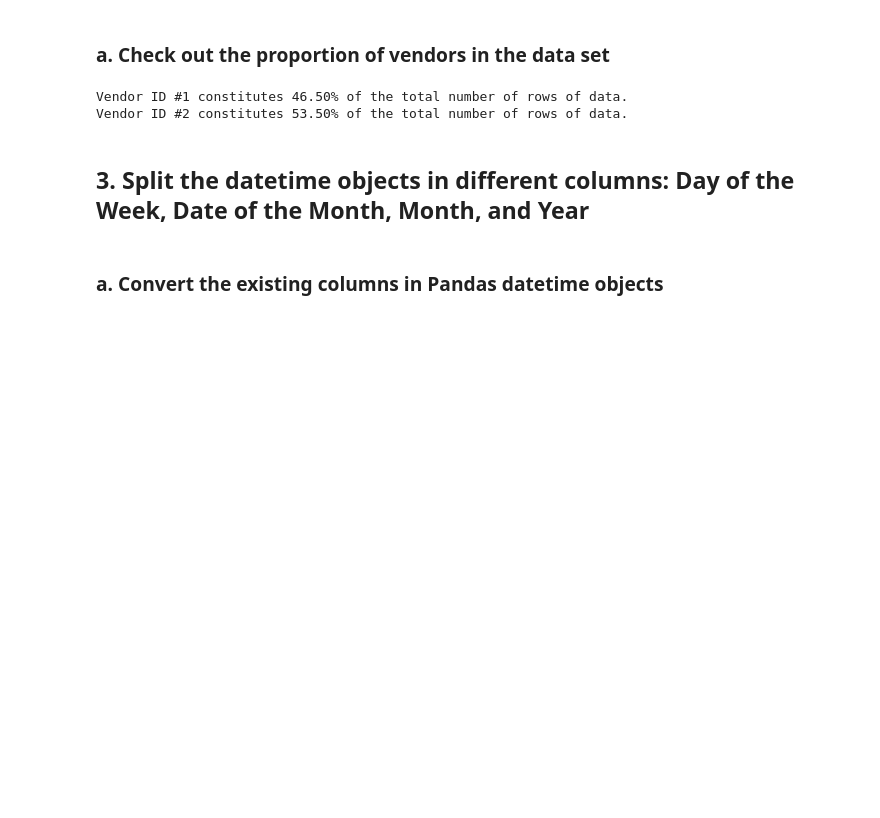
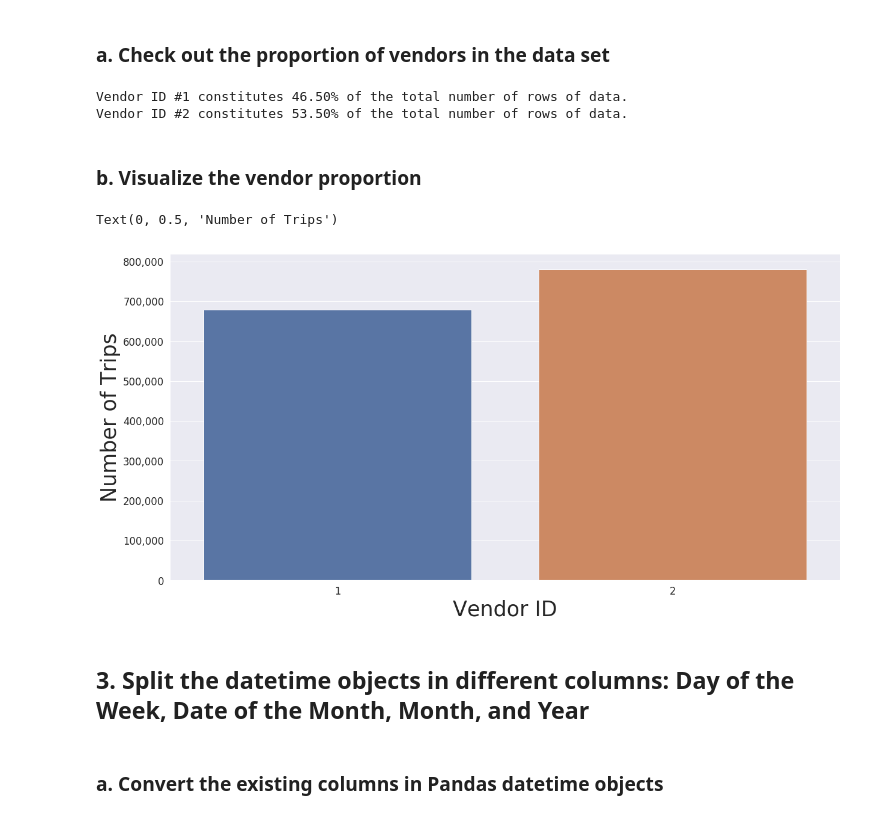
Before and after one commit to heynellywelly/k-means-clustering-exploration, a Jupyter notebook: nyc_taxi_trip_duration/nyc_taxi_duration_prediction.ipynb, the cells around one changed output. Saved outputs shown, nothing was run; the diff lists cells and outputs as text; code cells hidden in the pictures; blank space fills up the shorter version.

Commit message:
Added in visualizations to understand the data set better.

```diff
--- a/nyc_taxi_trip_duration/nyc_taxi_duration_prediction.ipynb
+++ b/nyc_taxi_trip_duration/nyc_taxi_duration_prediction.ipynb
@@ -63,6 +66,22 @@ for each_vendor in vendors:
 # %% [output]
 Vendor ID #1 constitutes 46.50% of the total number of rows of data.
 Vendor ID #2 constitutes 53.50% of the total number of rows of data.
+# %% [markdown]
+### b. Visualize the vendor proportion
+# %%
+fig, ax = plt.subplots(figsize=(20,10))
+fmt = "{x:,.0f}"
+
+ax = sns.countplot(
+    x='vendor_id',
+    data=taxi_dur_train_df,
+)
+ax.yaxis.set_major_formatter(mtick.StrMethodFormatter(fmt))
+ax.set_xlabel("Vendor ID", fontsize=35)
+ax.set_ylabel("Number of Trips", fontsize=35)
+# %% [output]
+Text(0, 0.5, 'Number of Trips')
+[figure, added]
 # %% [markdown]
 ## 3. Split the datetime objects in different columns: Day of the Week, Date of the Month, Month, and Year
 # %% [markdown]
```
Also changed, not shown: parts of 44 cells of this notebook.
